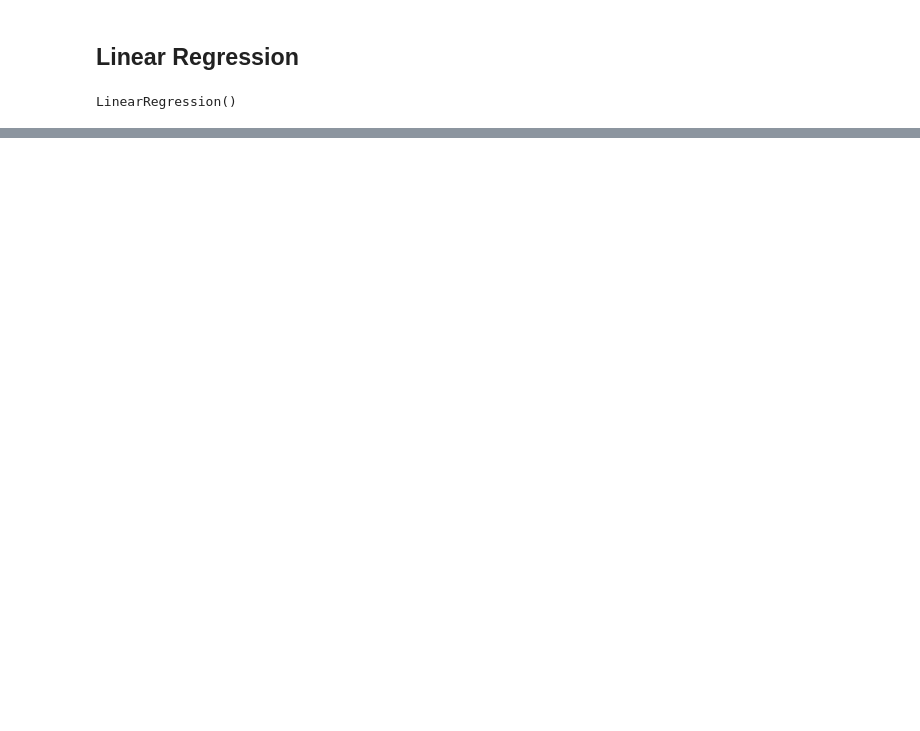
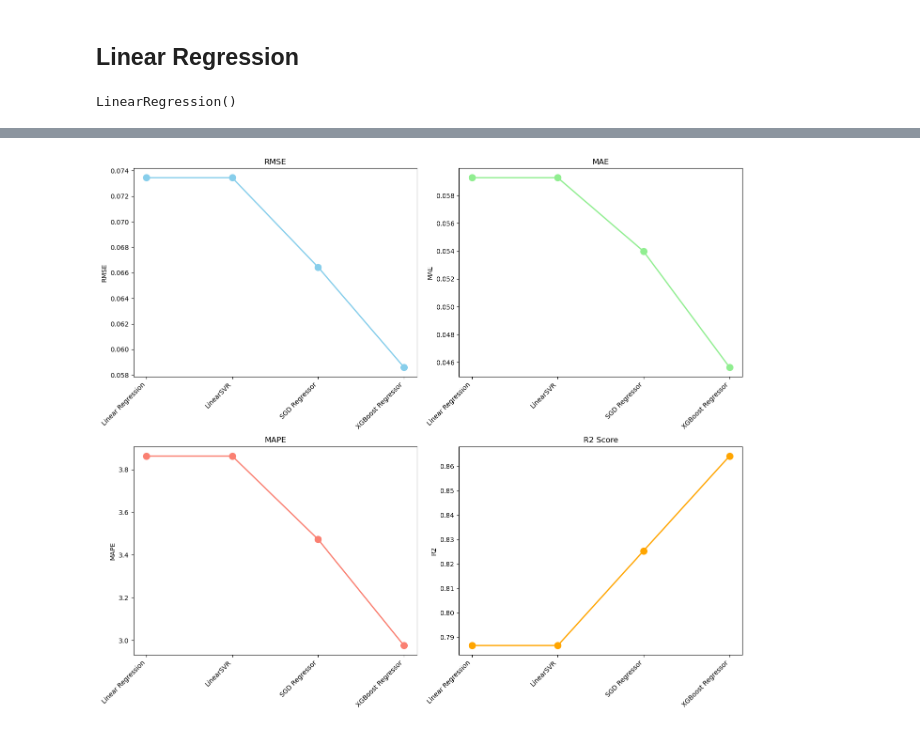
Before and after one commit to RomanShrestha07/CPSC_4830_Group_Project, a Jupyter notebook: Group_Project.ipynb, the cells around one changed output, grey strips where cells are left out. Saved outputs shown, nothing was run; the diff lists cells and outputs as text; code cells hidden in the pictures; blank space fills up the shorter version.

Commit message:
- modelling complete 1

```diff
--- a/Group_Project.ipynb
+++ b/Group_Project.ipynb
@@ -778,6 +812,8 @@ def model_eval(y_test, prediction_dict):
         }
 
     eval_df = pd.DataFrame(eval_results).T
+    eval_df['Model'] = eval_df.index
+    eval_df.reset_index(drop=True, inplace=True)
 
     return eval_df
 # %% [markdown]
@@ -828,0 +892,12 @@ model_eval(y_test, prediction_dict)
+# %%
+y_pred_xgb = xgb_regressor.predict(X_test)
+# %%
+prediction_dict = {
+    'Linear Regression': y_pred_lr,
+    'LinearSVR': y_pred_lsvr,
+    'SGD Regressor': y_pred_sgd,
+    'XGBoost Regressor': y_pred_xgb
+}
+
+eval_df = model_eval(y_test, prediction_dict)
+eval_df
@@ -828,0 +910,32 @@ model_eval(y_test, prediction_dict)
+# %%
+def plot_scores(df):
+    score_types = {
+        'RMSE': 'skyblue',
+        'MAE': 'lightgreen',
+        'MAPE': 'salmon',
+        'R2 Score': 'orange'
+    }
+
+    fig, axs = plt.subplots(2, 2, figsize=(14, 12))
+
+    axs = axs.flatten()
+
+    for idx, (score_type, color) in enumerate(score_types.items()):
+        axs[idx].plot(df['Model'], df[score_type], color=color, marker='o', linestyle='-', linewidth=2, markersize=8,
+                      label='Line')
+        axs[idx].scatter(df['Model'], df[score_type], color=color, s=100, label='Points')
+
+        axs[idx].set_title(score_type)
+        axs[idx].set_ylabel(score_type.split()[0])
+        axs[idx].legend()
+
+        axs[idx].set_xticks(df['Model'])
+        axs[idx].set_xticklabels(df['Model'], rotation=45, ha='right')
+        axs[idx].get_legend().remove()
+
+    plt.tight_layout()
+    plt.show()
+# %%
+plot_scores(eval_df)
+# %% [output]
+[figure, added]
```
Also changed, not shown: parts of 14 cells of this notebook.
